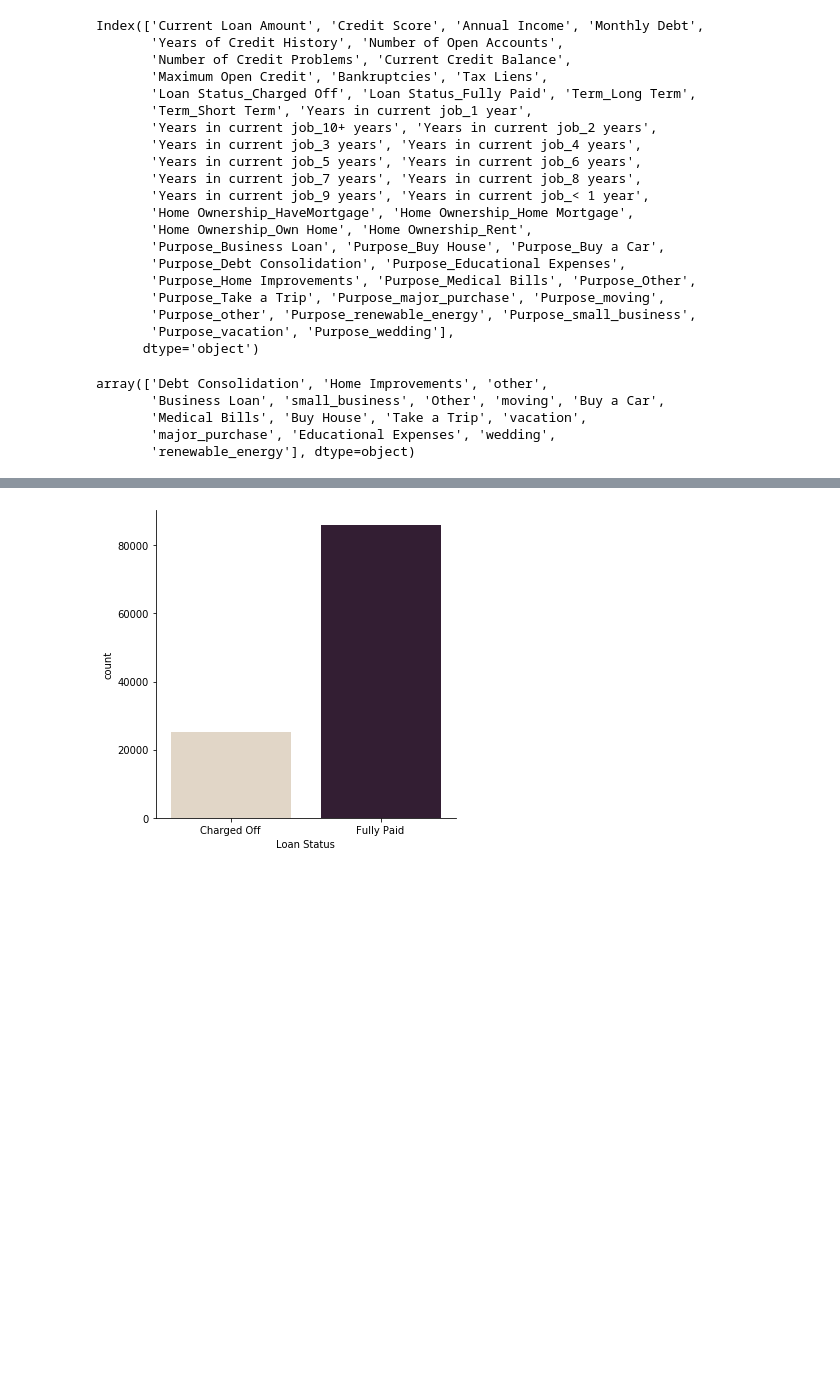
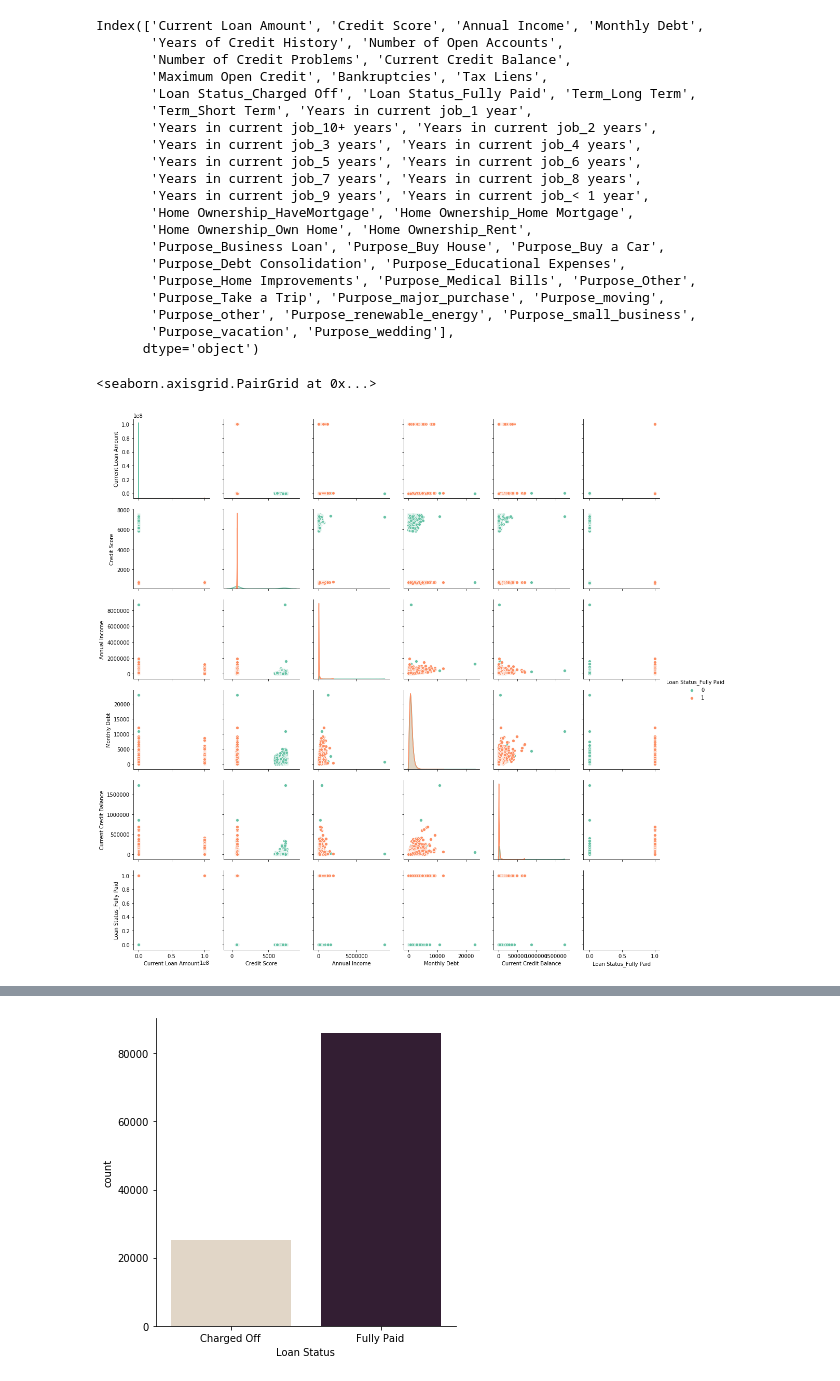
Before and after one commit to divaymohan/credit_score_modeling, a Jupyter notebook: NoteBook.ipynb, the cells around one changed output, grey strips where cells are left out. Cells and saved outputs as stored; diff of their text form; code cells hidden in the pictures; blank space fills up the shorter version.

Commit message:
pair-plot

```diff
--- a/NoteBook.ipynb
+++ b/NoteBook.ipynb
@@ -317,8 +311,5 @@ sns.FacetGrid(df, height=6) \
-# %%
-df['Purpose'].unique()
-# %% [output]
-array(['Debt Consolidation', 'Home Improvements', 'other',
-       'Business Loan', 'small_business', 'Other', 'moving', 'Buy a Car',
-       'Medical Bills', 'Buy House', 'Take a Trip', 'vacation',
-       'major_purchase', 'Educational Expenses', 'wedding',
-       'renewable_energy'], dtype=object)
+# %%
+sns.pairplot(n_df[['Current Loan Amount','Credit Score', 'Annual Income', 'Monthly Debt','Current Credit Balance','Loan Status_Fully Paid']], hue="Loan Status_Fully Paid", palette="Set2", height=2.5)
+# %% [output]
+<seaborn.axisgrid.PairGrid at 0x...>
+[figure, added]
```
Also changed, not shown: parts of 4 cells of this notebook.
